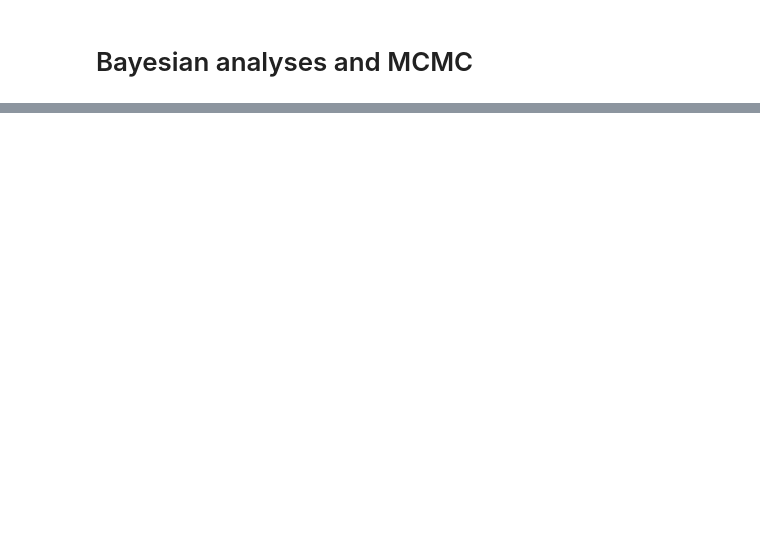
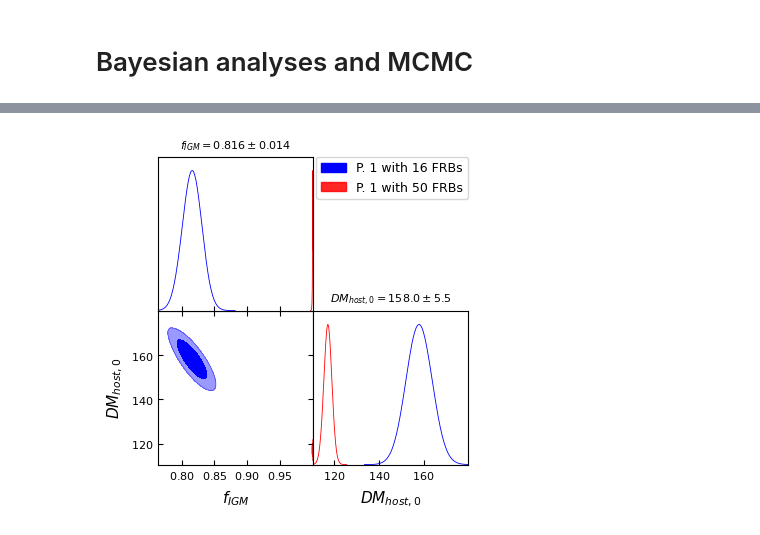
Before and after one commit to lazarolima/cosmology_reconstruction-_frb, a Jupyter notebook: 52frbs_bingo.ipynb, the cells around one changed output, grey strips where cells are left out. Saved outputs shown, nothing was run; the diff lists cells and outputs as text; code cells hidden in the pictures; blank space fills up the shorter version.

```diff
--- a/52frbs_bingo.ipynb
+++ b/52frbs_bingo.ipynb
@@ -231,0 +222,3 @@ plt.ylim(ymin=600, ymax=1500)
+# %%
+result1_50 = sampler_constant_50.run(min_num_live_points=400)
+sampler_constant_50.print_results()
@@ -231,0 +389,32 @@ plt.ylim(ymin=600, ymax=1500)
+# %%
+from getdist import plots, MCSamples
+
+# Extraindo amostras dos resultados
+samples1_16 = result1_16['samples']
+samples2_16 = result2_16['samples']
+samples3_16 = result3_16['samples']
+samples4_16 = result4_16['samples']
+
+samples1_50 = result1_50['samples']
+samples2_50 = result2_50['samples']
+samples3_50 = result3_50['samples']
+samples4_50 = result4_50['samples']
+
+# Criando objetos MCSamples com os dados
+labels1 = P_constant.param_names
+names1 = P_constant.param_names
+mcsamples1_16 = MCSamples(samples=samples1_16, names=names1, labels=labels1)
+mcsamples1_50 = MCSamples(samples=samples1_50, names=names1, labels=labels1)
+
+labels2 = P_p2.param_names
+names2 = P_p2.param_names
+mcsamples2_16 = MCSamples(samples=samples2_16, names=names2, labels=labels2)
+mcsamples2_50 = MCSamples(samples=samples2_50, names=names2, labels=labels2)
+
+mcsamples3_16 = MCSamples(samples=samples3_16, names=names2, labels=labels2)
+mcsamples3_50 = MCSamples(samples=samples3_50, names=names2, labels=labels2)
+
+labels3 = P_p3.param_names
+names3 = P_p3.param_names
+mcsamples4_16 = MCSamples(samples=samples4_16, names=names3, labels=labels3)
+mcsamples4_50 = MCSamples(samples=samples4_50, names=names3, labels=labels3)
@@ -231,0 +430,12 @@ plt.ylim(ymin=600, ymax=1500)
+# %%
+# Plotando os Triangle plots
+g = plots.get_subplot_plotter()
+mcsamples1_16.updateSettings({'smooth_scale_2D': 0.9, 'smooth_scale_1D': 0.9})
+mcsamples1_50.updateSettings({'smooth_scale_2D': 0.9, 'smooth_scale_1D': 0.9})
+g.settings.num_plot_contours = 2
+g.triangle_plot([mcsamples1_16, mcsamples1_50], filled=True, contour_colors=['blue', 'red'],
+                legend_labels=['P. 1 with 16 FRBs', 'P. 1 with 50 FRBs'],
+                title_limit=1)
+g.export('Figuras/H_p1.png', dpi=600)
+# %% [output]
+[figure, added]
```
Also changed, not shown: parts of 37 cells of this notebook, 10 other files.
